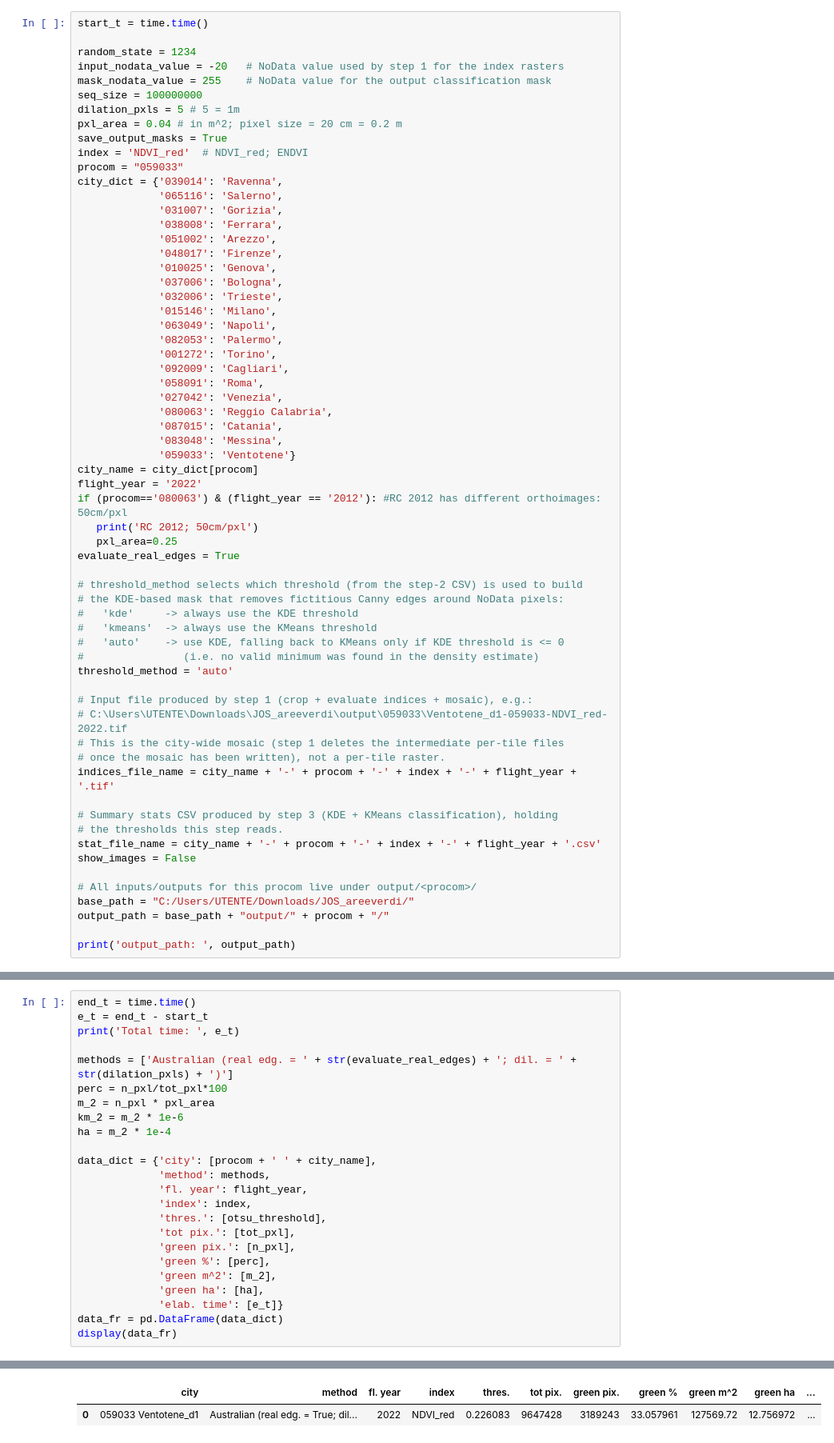
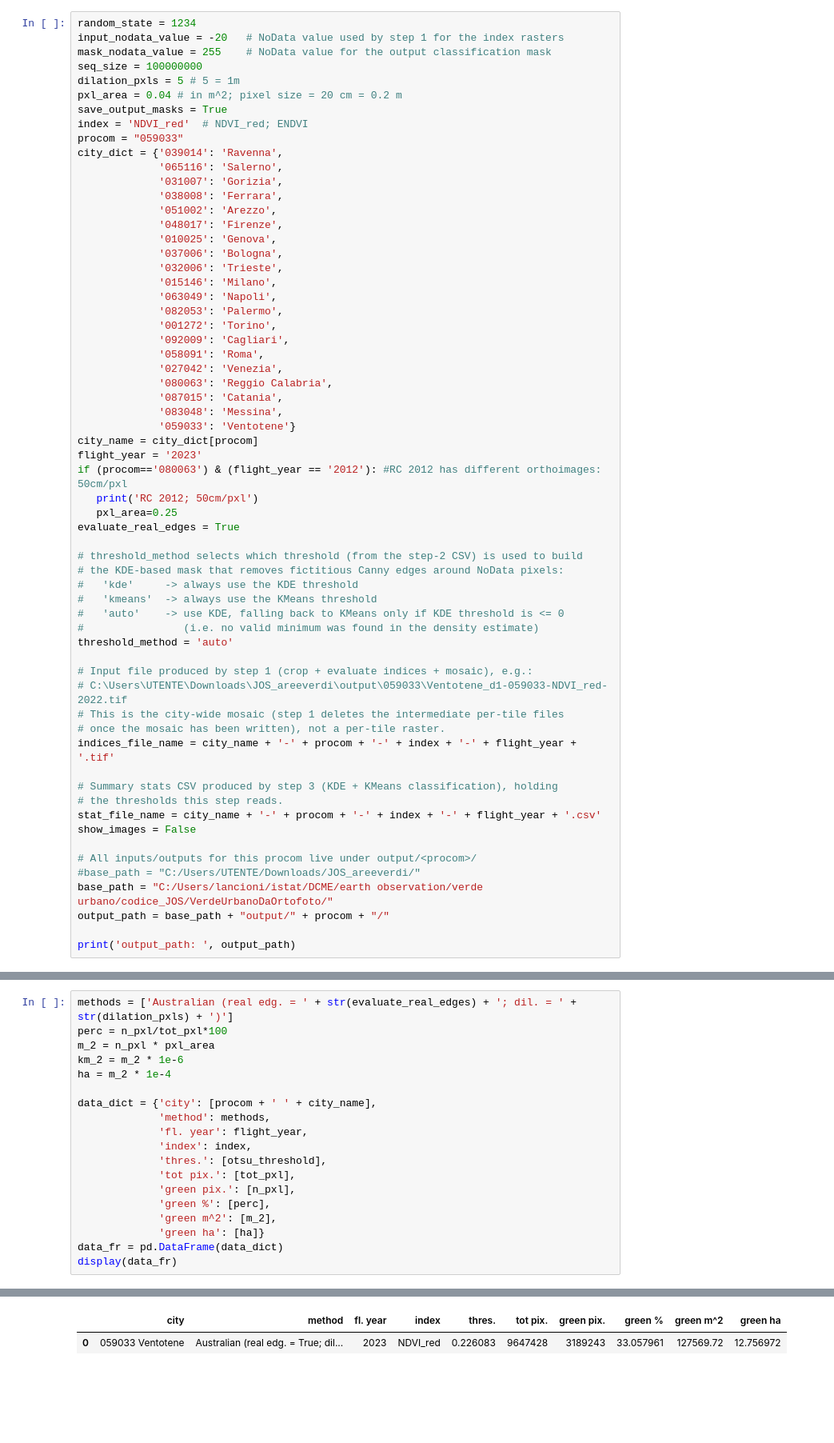
Before and after one commit to GSS-I/VegetazioneUrbana, a Jupyter notebook: VUDO-3-Refined_Threshold.ipynb, the cells around one changed output, grey strips where cells are left out. Shown at 80% size. Cells and saved outputs as stored; diff of their text form; blank space fills up the shorter version.

```diff
--- a/VUDO-3-Refined_Threshold.ipynb
+++ b/VUDO-3-Refined_Threshold.ipynb
@@ -24,8 +23,6 @@ from rasterio.shutil import copy
 
 Configuration for this step (step 4: adaptive Australian pipeline classification): which municipality (`procom`), index and flight year to process, the NoData conventions on input (`-20`) and output (`255`), Canny/dilation parameters, and which threshold from the step-3 CSV (`threshold_method`) is used to filter out fictitious edges around NoData pixels. Input/output paths are under `output/<procom>/`.
 # %%
-start_t = time.time()
-
 random_state = 1234
 input_nodata_value = -20   # NoData value used by step 1 for the index rasters
 mask_nodata_value = 255    # NoData value for the output classification mask
@@ -56,7 +53,7 @@ city_dict = {'039014': 'Ravenna',
              '083048': 'Messina',
              '059033': 'Ventotene'}
 city_name = city_dict[procom]
-flight_year = '2022'
+flight_year = '2023'
 if (procom=='080063') & (flight_year == '2012'): #RC 2012 has different orthoimages: 50cm/pxl
    print('RC 2012; 50cm/pxl')
    pxl_area=0.25
@@ -82,7 +79,8 @@ stat_file_name = city_name + '-' + procom + '-' + index + '-' + flight_year + '.
 show_images = False
 
 # All inputs/outputs for this procom live under output/<procom>/
-base_path = "C:/Users/UTENTE/Downloads/JOS_areeverdi/"
+#base_path = "C:/Users/UTENTE/Downloads/JOS_areeverdi/"
+base_path = "C:/Users/lancioni/istat/DCME/earth observation/verde urbano/codice_JOS/VerdeUrbanoDaOrtofoto/"
 output_path = base_path + "output/" + procom + "/"
 
 print('output_path: ', output_path)
@@ -530,10 +515,6 @@ float32
 
 Builds a one-row summary (method = "Australian") with the Otsu threshold used, total valid pixels, classified vegetation pixels/percentage/area (m² and ha), and total elapsed time for this step. This row (`data_fr`) is appended to the step-3 CSV in the Export section below.
 # %%
-end_t = time.time()
-e_t = end_t - start_t
-print('Total time: ', e_t)
-
 methods = ['Australian (real edg. = ' + str(evaluate_real_edges) + '; dil. = ' + str(dilation_pxls) + ')']
 perc = n_pxl/tot_pxl*100
 m_2 = n_pxl * pxl_area
@@ -549,8 +530,7 @@ data_dict = {'city': [procom + ' ' + city_name],
              'green pix.': [n_pxl],
              'green %': [perc],
              'green m^2': [m_2],
-             'green ha': [ha],
-             'elab. time': [e_t]}
+             'green ha': [ha]}
 data_fr = pd.DataFrame(data_dict)
 display(data_fr)
 # %% [output]
@@ -558,5 +537,5 @@ Total time:  26.60670042037964
-|  | city | method | fl. year | index | thres. | tot pix. | green pix. | green % | green m^2 | green ha | ... |
-| 0 | 059033 Ventotene_d1 | Australian (real edg. = True; dil... | 2022 | NDVI_red | 0.226083 | 9647428 | 3189243 | 33.057961 | 127569.72 | 12.756972 | ... |
+|  | city | method | fl. year | index | thres. | tot pix. | green pix. | green % | green m^2 | green ha |
+| 0 | 059033 Ventotene | Australian (real edg. = True; dil... | 2023 | NDVI_red | 0.226083 | 9647428 | 3189243 | 33.057961 | 127569.72 | 12.756972 |
 # %% [markdown]
 # Export
 
```
Also changed, not shown: parts of 11 cells of this notebook, 4 other files.
